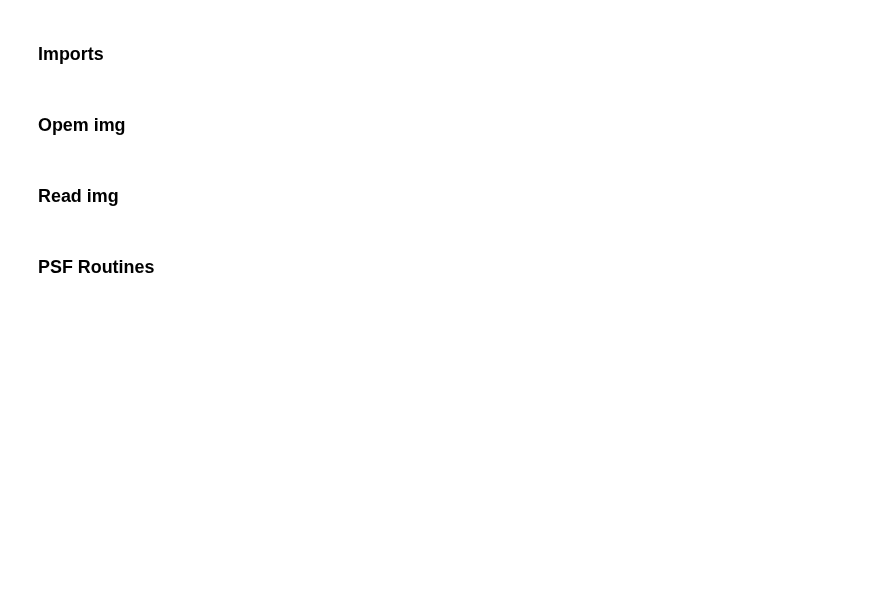
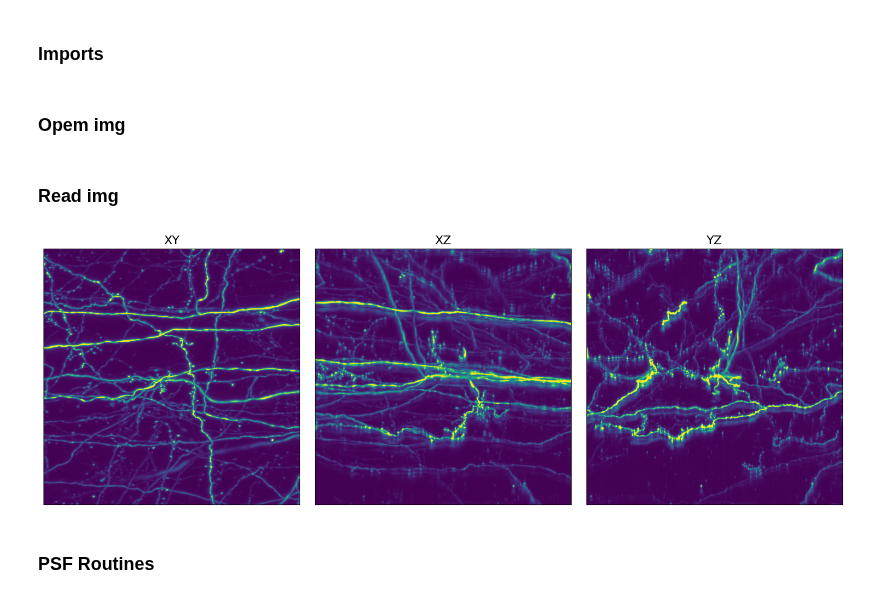
Before and after one commit to AllenNeuralDynamics/aind-exaspim-soma-detection, a Jupyter notebook: code/deconvolution_notebook.ipynb, the cells around one changed output. Saved outputs shown, nothing was run; the diff lists cells and outputs as text; code cells hidden in the pictures; blank space fills up the shorter version.

```diff
--- a/code/deconvolution_notebook.ipynb
+++ b/code/deconvolution_notebook.ipynb
@@ -32,13 +26,13 @@ IMG_PREFIX = {
 # Subroutines
 def rescale(arr, clip=True):
     if clip:
-        arr = np.clip(arr, 0 , np.percentile(arr, 99.5))
+        arr = np.clip(arr, 0 , np.percentile(arr, 99.25))
     arr -= np.min(arr)
-    arr = (2**8 - 1) * (arr / np.max(arr))
-    return arr.astype(np.uint8)
+    arr = (2**16 - 1) * (arr / np.max(arr))
+    return arr.astype(np.uint16)
 
 
-def get_mip(arr, axis=0, clip=True):
+def get_mip(arr, axis=0, clip=False):
     mip = np.max(arr, axis=axis)
     mip = rescale(mip, clip=clip)
     return mip
@@ -113,19 +98,21 @@ moderate_sites = [
 # [36063.15,9586.425,20097.422]
 # %%
 # Region of interest
-origin = [17905.553,11089.657,2404.1853]
+origin = [29165.006,9058.395,16358.04]
 shape = [512, 512, 512]
 from_center = True
 
 # Read img
-#shape = [shape[i] // 2 ** downsample_factor for i in range(3)]
 voxel = img_utils.to_voxels(origin, downsample_factor=downsample_factor)
 img_chunk = read_from_s3(img, voxel, shape, from_center=from_center)
+#img_chunk = imread("/root/capsule/results/inference/exaspim_706301_by_20240907-1837_axial_to_lateral_gan_apollo/test_latest_iter4000/volumes/output_volume_xy-view_iter-4000.tif")
 img_chunk = rescale(img_chunk, clip=False)
-imwrite("/root/capsule/data/blurred/raw2.tif", img_chunk)
+imwrite(f"/root/capsule/data/exaspim_{dataset}/raw.tiff", img_chunk)
 
 # Plot mips
 plot_mips(img_chunk)
+# %% [output]
+[figure, added]
 # %%
 # Save mips
 from PIL import Image
```
Also changed, not shown: parts of 9 cells of this notebook, 13 other files.
